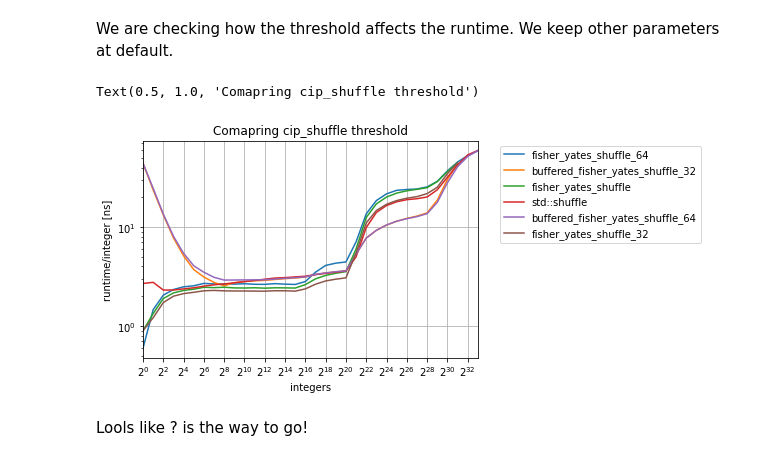
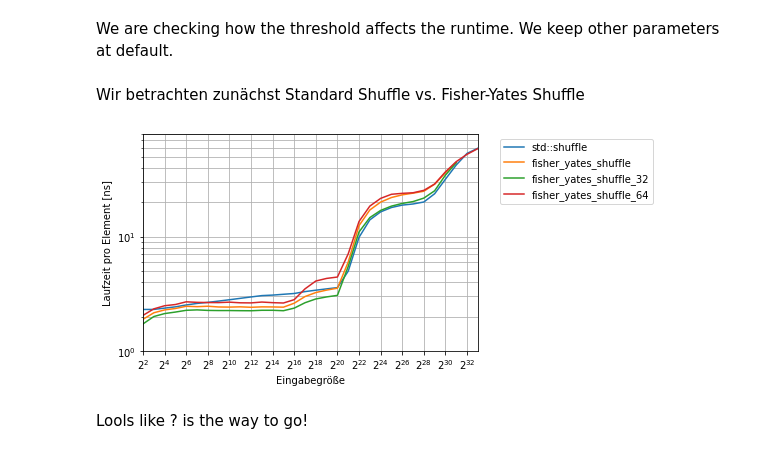
Before and after one commit to pengilton/cip_shuffle, a Jupyter notebook: benchmarks/evaluation/09_analysis_cip_shuffle_base_case.ipynb, the cells around one changed output. Drawn from its saved outputs; the diff is of its cells as text; code cells hidden in the pictures.

Commit message:
Better graphs

```diff
--- a/benchmarks/evaluation/09_analysis_cip_shuffle_base_case.ipynb
+++ b/benchmarks/evaluation/09_analysis_cip_shuffle_base_case.ipynb
@@ -25,35 +25,39 @@ def sort_dataframe(dataframes: list, key: str):
                 swapped = True
 # %%
 # We load data
-base_case_files = glob.glob(path.join("..", "cpp", "uni-machine", "v0.1.12", "base_case", "*.csv"))
+base_case_files = glob.glob(path.join("..", "cpp", "uni-machine", "v1.0.0", "base_case", "*.csv"))
 dfs_base_case = [pd.read_csv(f) for f in base_case_files]
 # %%
 # We calculate runtime per integer
 for df in dfs_base_case:
     df["runtime/integer [ns]"] = df["total_runtime"] / (df["total_runs"] * df["integers"])
+# %% [markdown]
+Wir betrachten zunächst Standard Shuffle vs. Fisher-Yates Shuffle
 # %%
 # We plot data
 ax_xticks = [2 ** i for i in range(0, 35, 2)]
 ax_yticks = [5 * i for i in range(0, 20, 1)]
 
-ax = dfs_base_case[0].plot(x="integers", y="runtime/integer [ns]", label=dfs_base_case[0]["function"][0])
-for i in range(1, len(dfs_base_case)):
+fig, ax = plt.subplots()
+# ax = dfs_base_case[0].plot(x="integers", y="runtime/integer [ns]", label=dfs_base_case[0]["function"][0])
+for i in range(0, len(dfs_base_case)-2):
     dfs_base_case[i].plot(ax=ax, x="integers", y="runtime/integer [ns]", label=dfs_base_case[i]["function"][0] )
 
 ax.set_xscale("log", base=2)
 ax.set_yscale("log", base=10)
 ax.set_xticks(ax_xticks)
 # ax.set_yticks(ax_yticks)
-ax.set_xlim(2**0, 2**33)
-# ax.set_ylim(0, 65)
-ax.grid(True)
-ax.set_xlabel("integers")
-ax.set_ylabel("runtime/integer [ns]")
+ax.set_xlim(2**2, 2**33)
+ax.set_ylim(1, 80)
+ax.grid(True, which="both")
+ax.set_xlabel("Eingabegröße")
+ax.set_ylabel("Laufzeit pro Element [ns]")
 ax.legend(bbox_to_anchor=(1.05, 1.0), loc='upper left')
-ax.set_title("Comapring cip_shuffle threshold")
+# ax.set_title("Comapring cip_shuffle threshold")
+
+plt.savefig(path.join("..", "..", "graphs", "std_vs_fy.svg"))
 # %% [output]
-Text(0.5, 1.0, 'Comapring cip_shuffle threshold')
-[figure, old version]
+[figure, new version]
 # %% [markdown]
 Lools like ? is the way to go!
 # %%
```
Also changed, not shown: 14 other files.
